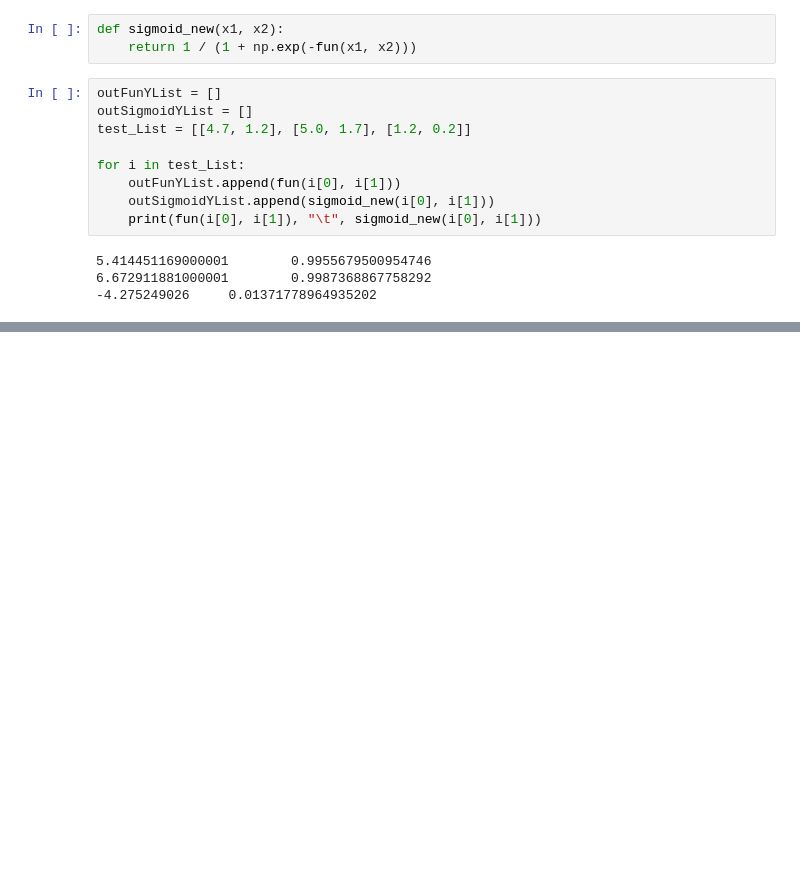
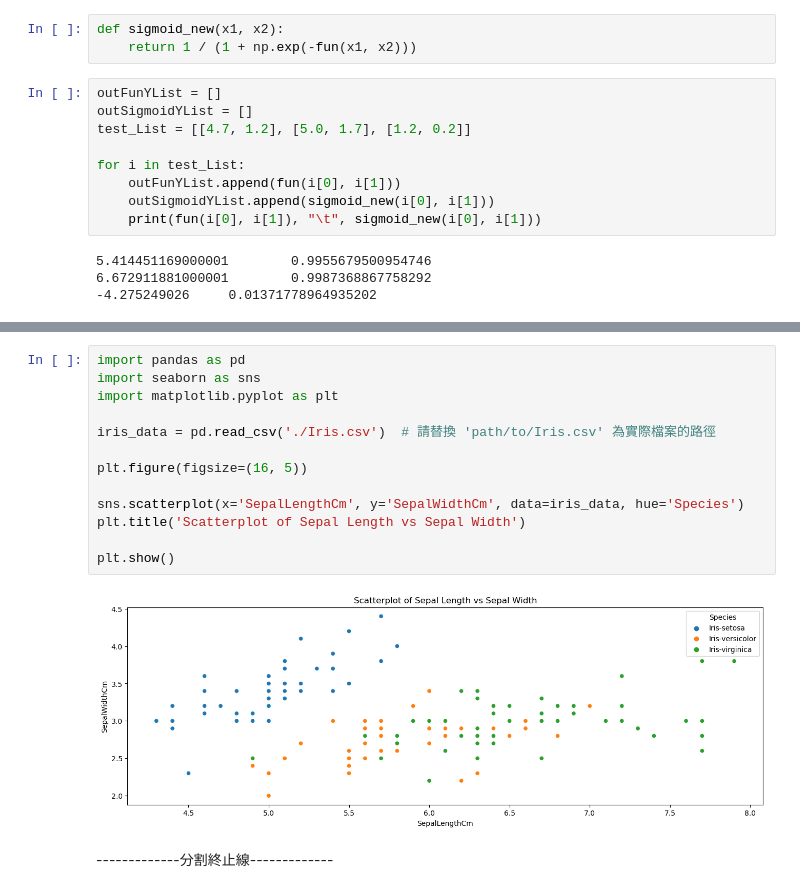
Before and after one commit to JasonLin2002/learning-result, a Jupyter notebook: 機器學習/0426/Logistic Regression.ipynb, the cells around one changed output, grey strips where cells are left out. Drawn from its saved outputs; the diff is of its cells as text; blank space fills up the shorter version.

```diff
--- a/機器學習/0426/Logistic Regression.ipynb
+++ b/機器學習/0426/Logistic Regression.ipynb
@@ -136,0 +212,17 @@ for i in test_List:
+# %%
+import pandas as pd
+import seaborn as sns
+import matplotlib.pyplot as plt
+
+iris_data = pd.read_csv('./Iris.csv')  # 請替換 'path/to/Iris.csv' 為實際檔案的路徑
+
+plt.figure(figsize=(16, 5))
+
+sns.scatterplot(x='SepalLengthCm', y='SepalWidthCm', data=iris_data, hue='Species')
+plt.title('Scatterplot of Sepal Length vs Sepal Width')
+
+plt.show()
+# %% [output]
+[figure, added]
+# %% [markdown]
+-------------分割終止線-------------
```
Also changed, not shown: parts of 10 cells of this notebook, 1 other file.
